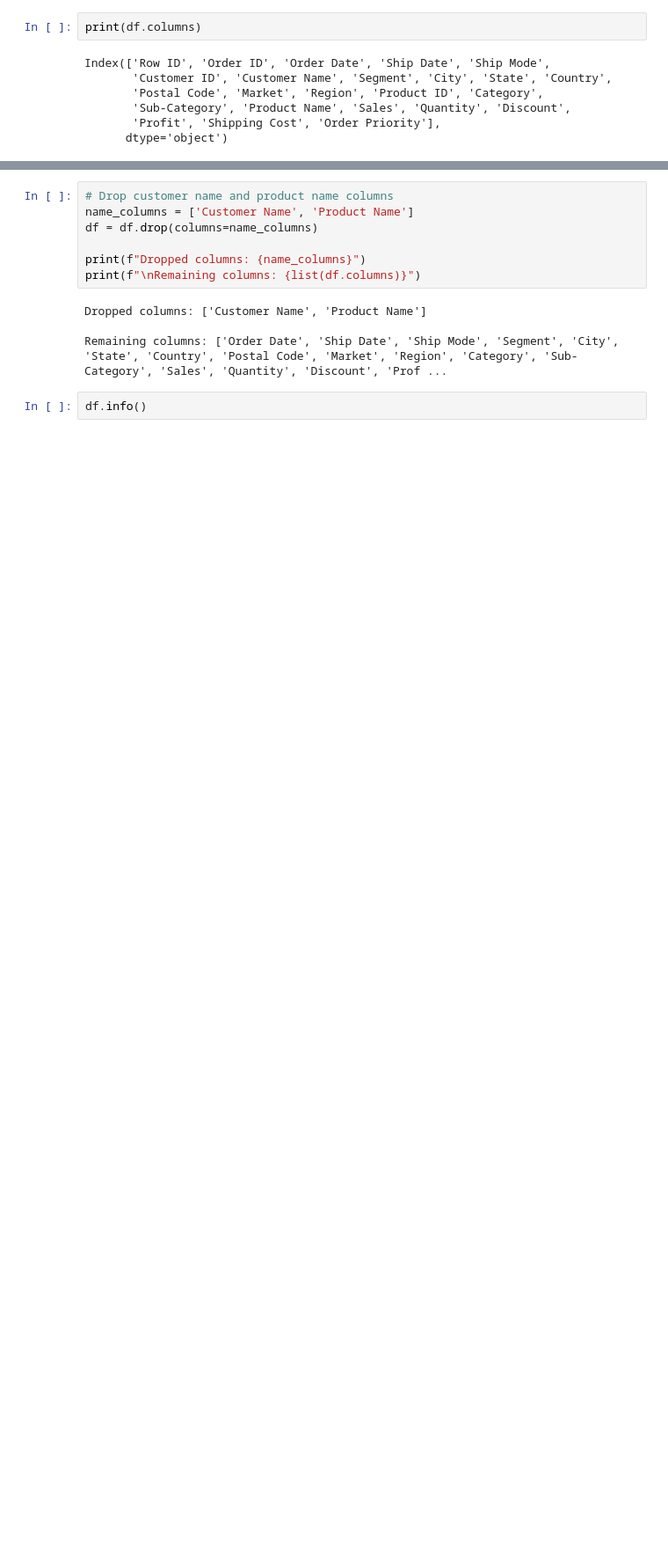
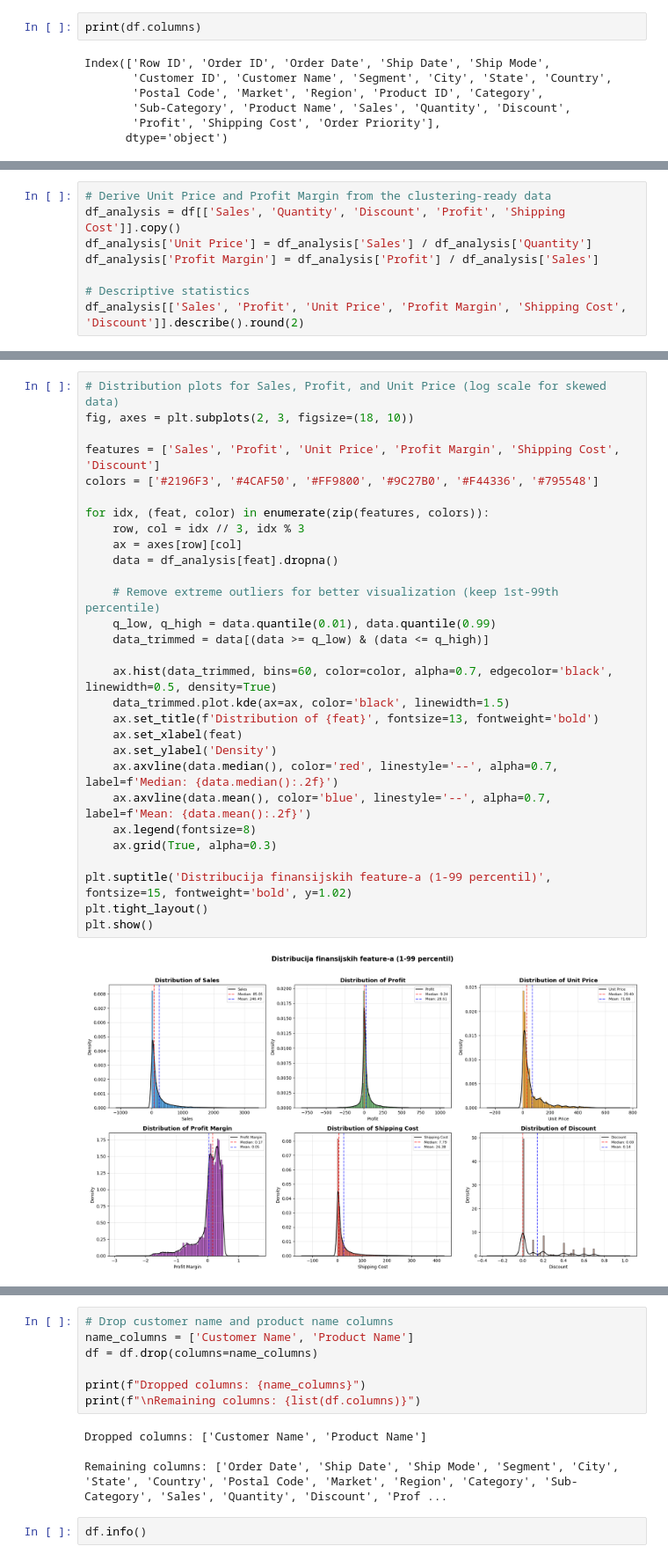
Before and after one commit to anastasijasavov/machine-learning, a Jupyter notebook: notebooks/global_superstore.ipynb, the cells around one changed output, grey strips where cells are left out. Shown at 88% size. Saved outputs shown, nothing was run; the diff lists cells and outputs as text; blank space fills up the shorter version.

Commit message:
add more charts

```diff
--- a/notebooks/global_superstore.ipynb
+++ b/notebooks/global_superstore.ipynb
@@ -76,0 +56,8 @@ Converted to milliseconds: ['Order Date', 'Ship Date']
+# %%
+# Derive Unit Price and Profit Margin from the clustering-ready data
+df_analysis = df[['Sales', 'Quantity', 'Discount', 'Profit', 'Shipping Cost']].copy()
+df_analysis['Unit Price'] = df_analysis['Sales'] / df_analysis['Quantity']
+df_analysis['Profit Margin'] = df_analysis['Profit'] / df_analysis['Sales']
+
+# Descriptive statistics
+df_analysis[['Sales', 'Profit', 'Unit Price', 'Profit Margin', 'Shipping Cost', 'Discount']].describe().round(2)
@@ -76,0 +74,31 @@ Converted to milliseconds: ['Order Date', 'Ship Date']
+# %%
+# Distribution plots for Sales, Profit, and Unit Price (log scale for skewed data)
+fig, axes = plt.subplots(2, 3, figsize=(18, 10))
+
+features = ['Sales', 'Profit', 'Unit Price', 'Profit Margin', 'Shipping Cost', 'Discount']
+colors = ['#2196F3', '#4CAF50', '#FF9800', '#9C27B0', '#F44336', '#795548']
+
+for idx, (feat, color) in enumerate(zip(features, colors)):
+    row, col = idx // 3, idx % 3
+    ax = axes[row][col]
+    data = df_analysis[feat].dropna()
+
+    # Remove extreme outliers for better visualization (keep 1st-99th percentile)
+    q_low, q_high = data.quantile(0.01), data.quantile(0.99)
+    data_trimmed = data[(data >= q_low) & (data <= q_high)]
+
+    ax.hist(data_trimmed, bins=60, color=color, alpha=0.7, edgecolor='black', linewidth=0.5, density=True)
+    data_trimmed.plot.kde(ax=ax, color='black', linewidth=1.5)
+    ax.set_title(f'Distribution of {feat}', fontsize=13, fontweight='bold')
+    ax.set_xlabel(feat)
+    ax.set_ylabel('Density')
+    ax.axvline(data.median(), color='red', linestyle='--', alpha=0.7, label=f'Median: {data.median():.2f}')
+    ax.axvline(data.mean(), color='blue', linestyle='--', alpha=0.7, label=f'Mean: {data.mean():.2f}')
+    ax.legend(fontsize=8)
+    ax.grid(True, alpha=0.3)
+
+plt.suptitle('Distribucija finansijskih feature-a (1-99 percentil)', fontsize=15, fontweight='bold', y=1.02)
+plt.tight_layout()
+plt.show()
+# %% [output]
+[figure, added]
```
Also changed, not shown: parts of 6 cells of this notebook.
